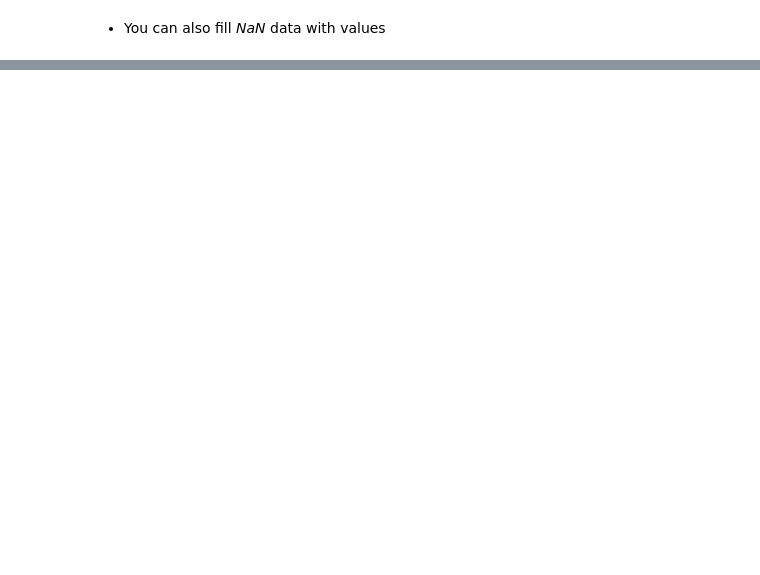
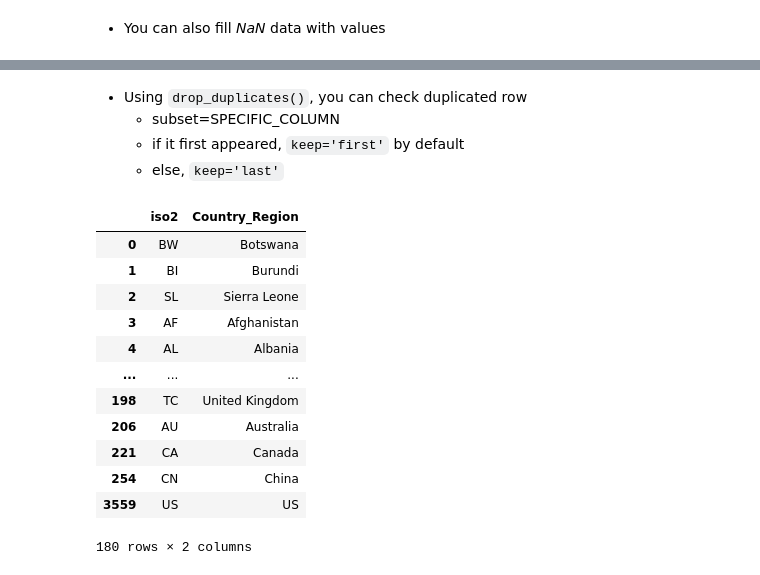
Before and after one commit to SeiwonPark/python-pandas, a Jupyter notebook: analyze_covid19_data.ipynb, the cells around one changed output, grey strips where cells are left out. Cells and saved outputs as stored; diff of their text form; code cells hidden in the pictures; blank space fills up the shorter version.

```diff
--- a/analyze_covid19_data.ipynb
+++ b/analyze_covid19_data.ipynb
@@ -341,0 +471,22 @@ doc.head()
+# %% [markdown]
+* Using `drop_duplicates()`, you can check duplicated row
+    * subset=SPECIFIC_COLUMN
+    * if it first appeared, `keep='first'` by default
+    * else, `keep='last'`
+# %%
+doc = doc.drop_duplicates(subset='Country_Region', keep='last')
+doc
+# %% [output]
+|  | iso2 | Country_Region |
+| 0 | BW | Botswana |
+| 1 | BI | Burundi |
+| 2 | SL | Sierra Leone |
+| 3 | AF | Afghanistan |
+| 4 | AL | Albania |
+| ... | ... | ... |
+| 198 | TC | United Kingdom |
+| 206 | AU | Australia |
+| 221 | CA | Canada |
+| 254 | CN | China |
+| 3559 | US | US |
+180 rows × 2 columns
```
Also changed, not shown: parts of 15 cells of this notebook, 2 other files.
